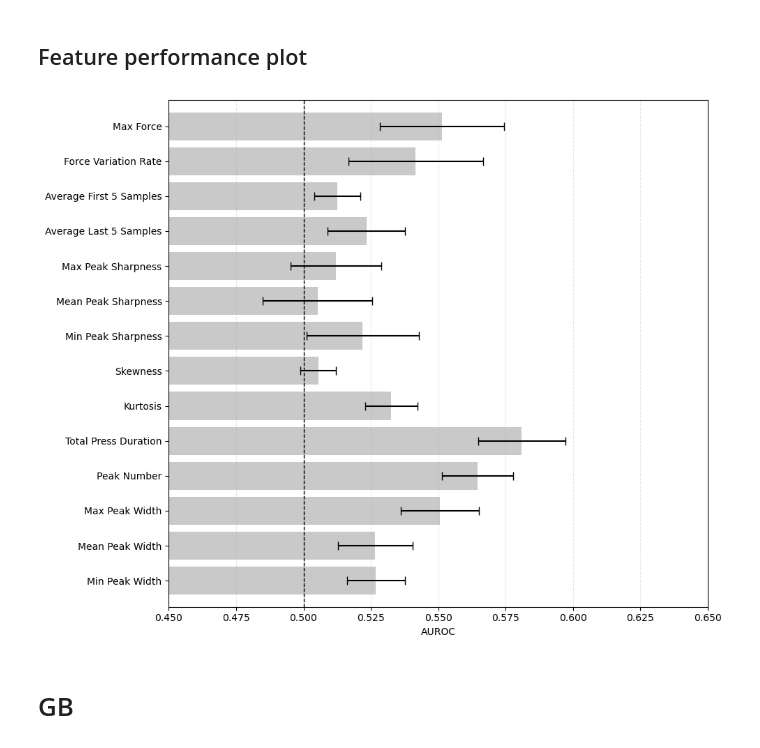
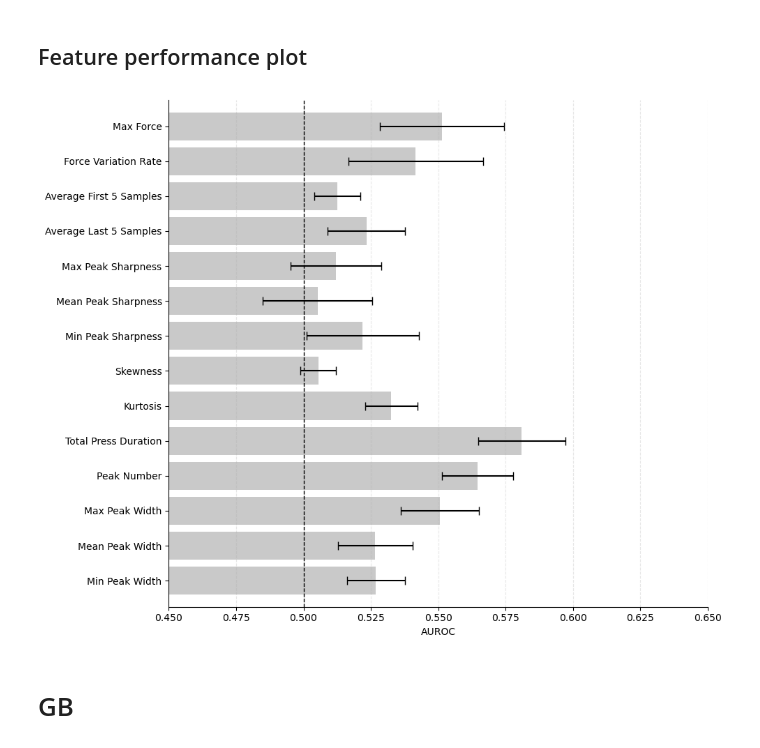
Before and after one commit to Jiefei-Wang/rat-model, a Jupyter notebook: scripts/manuscript/models.ipynb, the cells around one changed output. Cells and saved outputs as stored; diff of their text form; code cells hidden in the pictures.

```diff
--- a/scripts/manuscript/models.ipynb
+++ b/scripts/manuscript/models.ipynb
@@ -196,34 +196,35 @@ ax.barh(
     xerr=plot_vals['CI95'],
     capsize=4,
     color='#c9c9c9'
 )
+ax.spines[['top', 'right']].set_visible(False)
 
 ax.set_yticks(y)
 ax.set_yticklabels(plot_order)
 ax.set_xlabel('AUROC')
 ax.set_xlim(0.45, 0.65)
 ax.set_ylim(-0.75, len(plot_order) - 0.25)
 ax.axvline(0.5, linestyle='--', color='black', linewidth=1)
 ax.grid(axis='x', linestyle='--', alpha=0.3)
 plt.tight_layout()
 
 output_path = f"{figure_path}/feature_performance.png"
 plt.savefig(output_path, dpi=300, bbox_inches='tight')
 
 with Image.open(output_path) as img:
     img = img.convert('RGB')
     bottom_pad_px = max(1, int(img.height * 0.08))
     padded_img = Image.new(
         'RGB',
         (img.width, img.height + bottom_pad_px),
         'white'
     )
     padded_img.paste(img, (0, 0))
     padded_img.save(output_path)
 
 plt.show()
 # %% [output]
-[figure, old version]
+[figure, new version]
 # %% [markdown]
 # GB
 # %%
```
Also changed, not shown: parts of 8 cells of this notebook.
